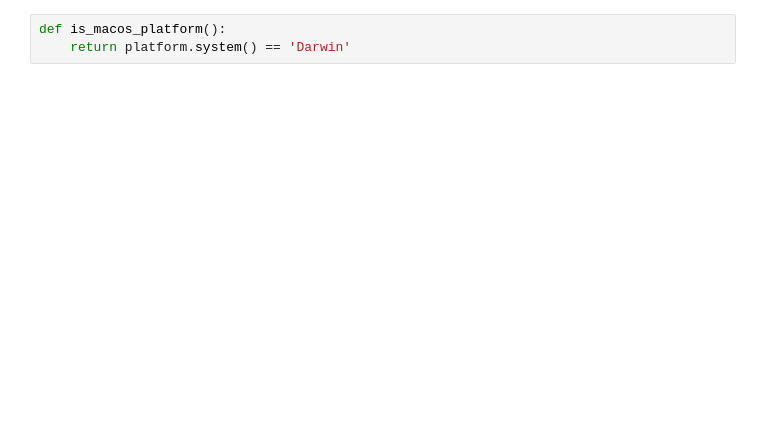
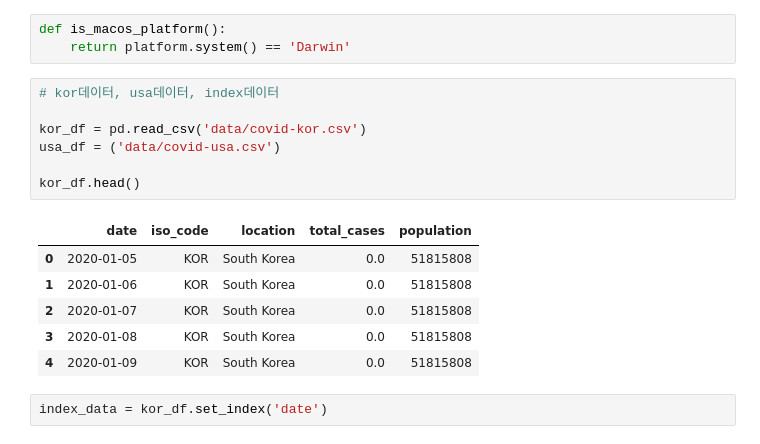
Before and after one commit to shimyoubin/2025-2-bigdata_app_programming, a Jupyter notebook: ch05/Covid-data-1010.ipynb, the cells around one changed output. Drawn from its saved outputs; the diff is of its cells as text; blank space fills up the shorter version.

```diff
--- a/ch05/Covid-data-1010.ipynb
+++ b/ch05/Covid-data-1010.ipynb
@@ -173,3 +179,19 @@ plt.show()
 # %%
 def is_macos_platform():
     return platform.system() == 'Darwin'
+# %%
+# kor데이터, usa데이터, index데이터
+
+kor_df = pd.read_csv('data/covid-kor.csv')
+usa_df = ('data/covid-usa.csv')
+
+kor_df.head()
+# %% [output]
+|  | date | iso_code | location | total_cases | population |
+| 0 | 2020-01-05 | KOR | South Korea | 0.0 | 51815808 |
+| 1 | 2020-01-06 | KOR | South Korea | 0.0 | 51815808 |
+| 2 | 2020-01-07 | KOR | South Korea | 0.0 | 51815808 |
+| 3 | 2020-01-08 | KOR | South Korea | 0.0 | 51815808 |
+| 4 | 2020-01-09 | KOR | South Korea | 0.0 | 51815808 |
+# %%
+index_data = kor_df.set_index('date')
```
Also changed, not shown: parts of 5 cells of this notebook, 2 other files.
